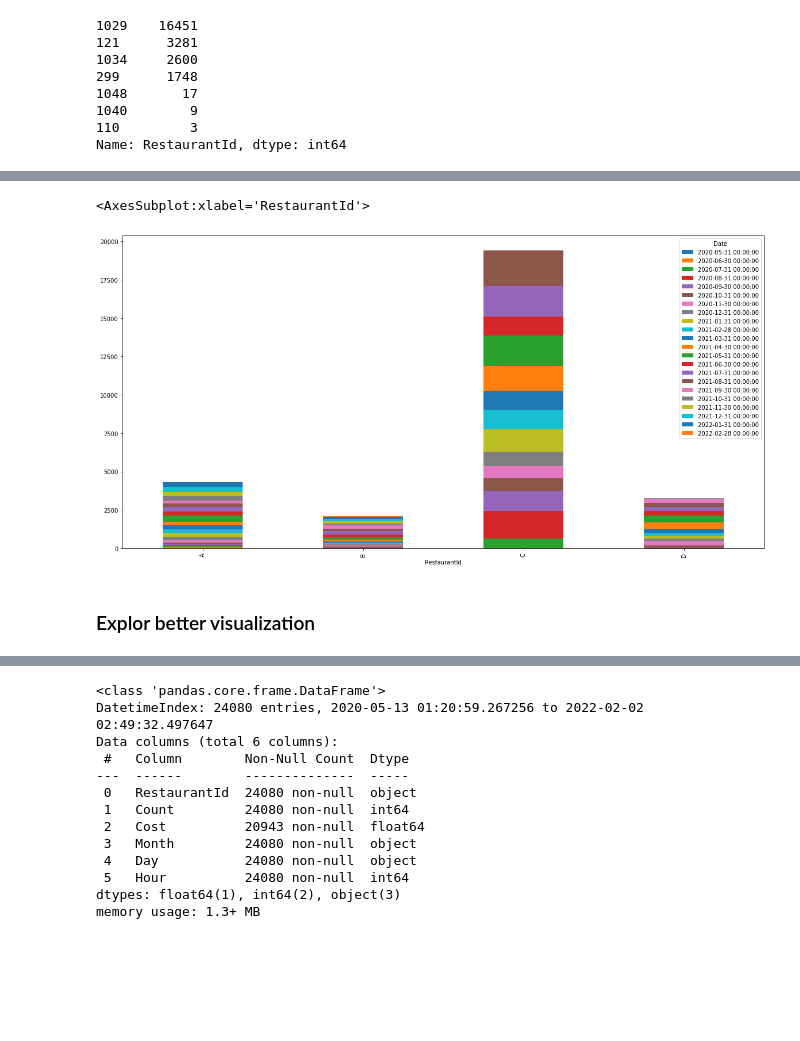
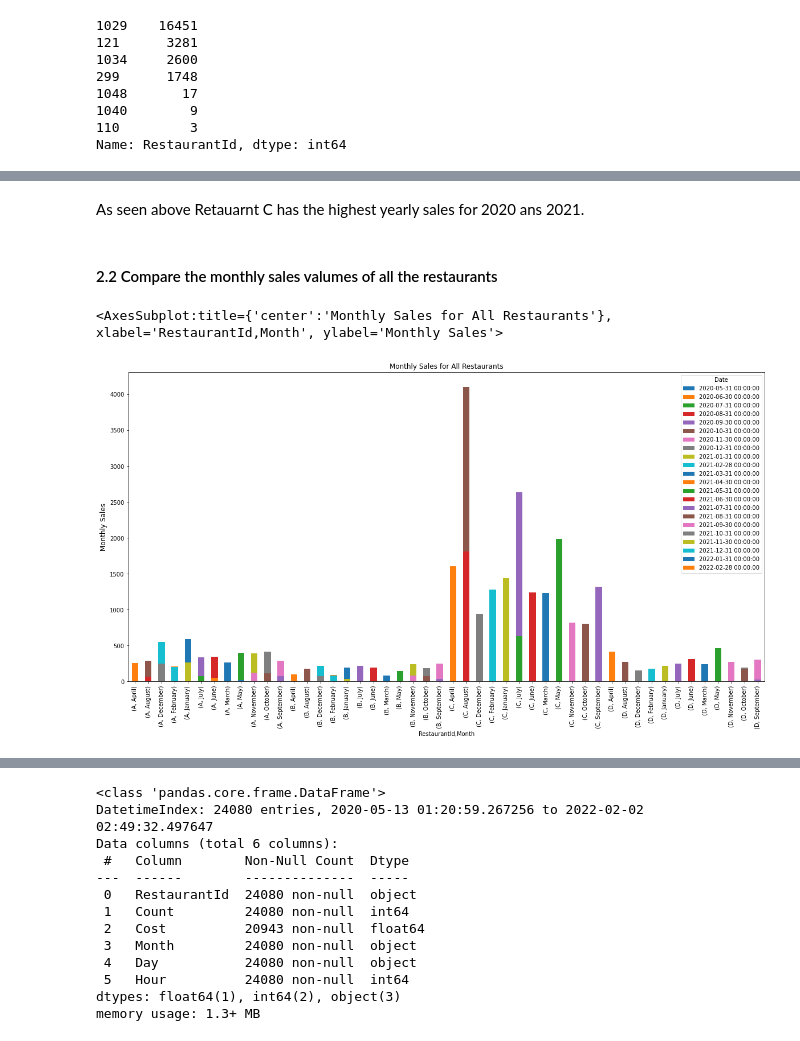
Before and after one commit to nakisa84/personalized-food-recommendation, a Jupyter notebook: notebooks/restaurant-sales-EDA.ipynb, the cells around one changed output, grey strips where cells are left out. Drawn from its saved outputs; the diff is of its cells as text; code cells hidden in the pictures; blank space fills up the shorter version.

```diff
--- a/notebooks/restaurant-sales-EDA.ipynb
+++ b/notebooks/restaurant-sales-EDA.ipynb
@@ -140,8 +118,16 @@ data.groupby('RestaurantId').resample('Y')['Count'].sum().unstack().plot(kind ='
-# %%
-fig, ax = plt.subplots(figsize=(20,10))
-data.groupby('RestaurantId').resample('M').sum()['Count'].unstack().plot(kind ='bar',ax=ax,stacked=True)
-# %% [output]
-<AxesSubplot:xlabel='RestaurantId'>
-[figure, removed]
-# %% [markdown]
-### Explor better visualization
+# %% [markdown]
+As seen above Retauarnt C has the highest yearly sales for 2020 ans 2021.
+# %% [markdown]
+#### 2.2 Compare the monthly sales valumes of all the restaurants
+# %%
+monthly_grouped = data.groupby(['RestaurantId','Month']).resample('M').sum()['Count'].unstack()
+
+fig, ax = plt.subplots(figsize=(20,10))
+ax.set_ylabel("Monthly Sales", fontsize = 12)
+ax.set_title("Monthly Sales for All Restaurants", fontsize = 12)
+monthly_grouped.plot(kind ='bar',ax=ax,stacked=True)
+
+#Q? I would like to order them monthly, but I could not?
+# %% [output]
+<AxesSubplot:title={'center':'Monthly Sales for All Restaurants'}, xlabel='RestaurantId,Month', ylabel='Monthly Sales'>
+[figure, added]
```
Also changed, not shown: parts of 22 cells of this notebook.
